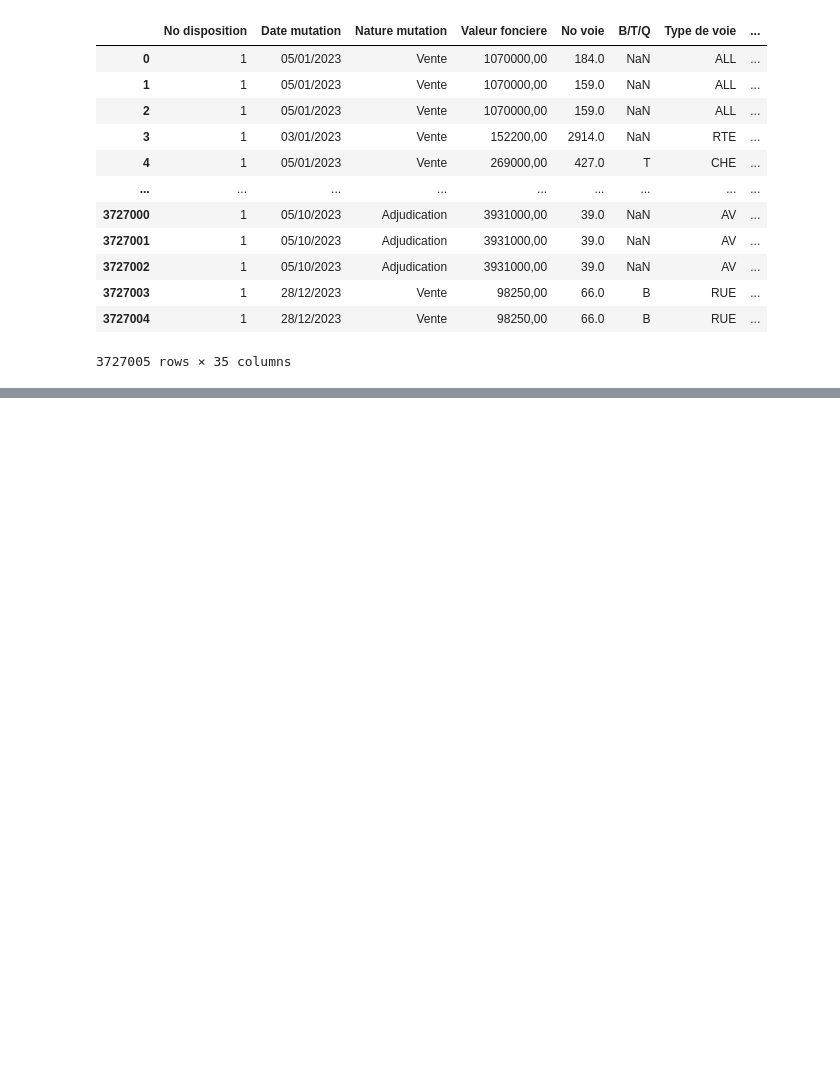
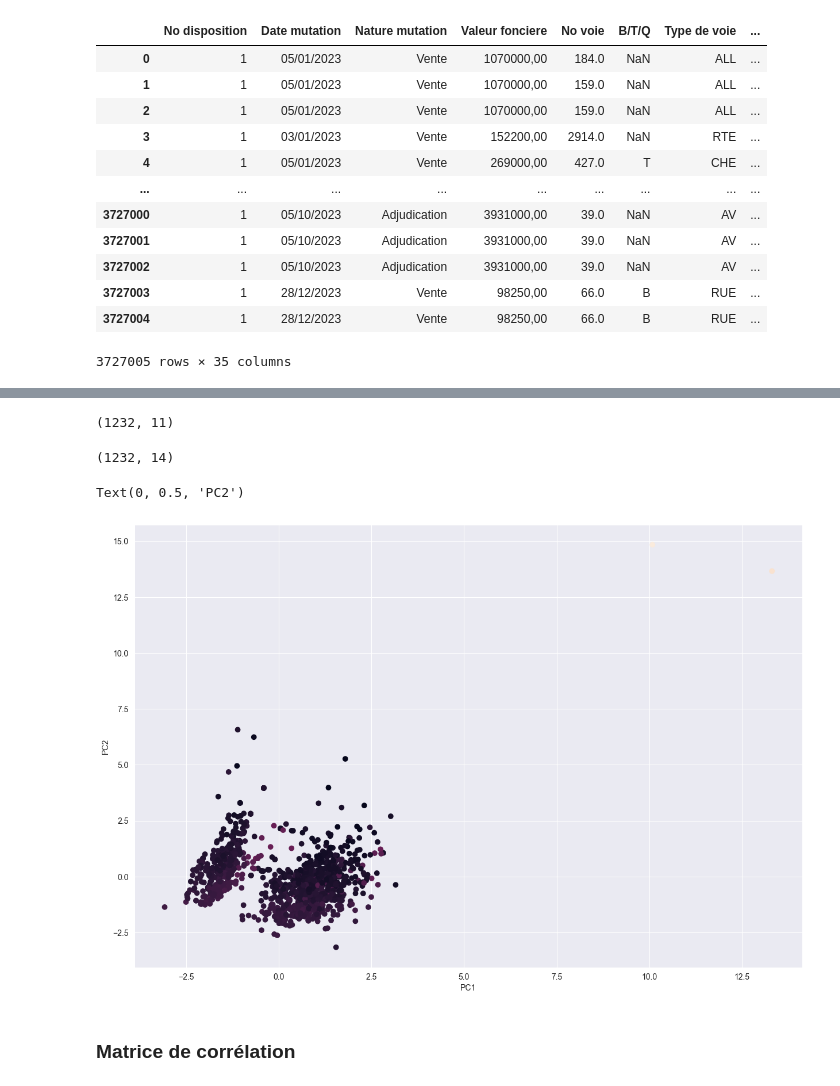
Before and after one commit to Skrinox/Analyses_des_Donnees_DVF, a Jupyter notebook: Analyses_DVF.ipynb, the cells around one changed output, grey strips where cells are left out. Cells and saved outputs as stored; diff of their text form; code cells hidden in the pictures; blank space fills up the shorter version.

```diff
--- a/Analyses_DVF.ipynb
+++ b/Analyses_DVF.ipynb
@@ -74,0 +140,3 @@ df = df.drop(columns=['Date mutation','Prefixe de section', 'Section', 'No plan'
+# %%
+df1_cleaned = df1_cleaned.dropna()
+df1_cleaned.isnull().sum()
@@ -74,0 +162,3 @@ df = df.drop(columns=['Date mutation','Prefixe de section', 'Section', 'No plan'
+# %%
+df1_cleaned = df1_cleaned.drop_duplicates()
+df1_cleaned
@@ -74,0 +186,26 @@ df = df.drop(columns=['Date mutation','Prefixe de section', 'Section', 'No plan'
+# %%
+scaler = StandardScaler()
+scaler.fit(df1_cleaned)
+df1_cleaned_scaled = scaler.transform(df1_cleaned)
+# %%
+pca = PCA(n_components=0.95)
+pca.fit(df1_cleaned_scaled)
+pca_x = pca.transform(df1_cleaned_scaled)
+# %%
+pca_x.shape
+# %% [output]
+(1232, 11)
+# %%
+df1_cleaned_scaled.shape
+# %% [output]
+(1232, 14)
+# %%
+plt.figure(figsize=(15, 10))
+plt.scatter(pca_x[:, 1], pca_x[:, 2], c=pca_x[:, 0])
+plt.xlabel('PC1')
+plt.ylabel('PC2')
+# %% [output]
+Text(0, 0.5, 'PC2')
+[figure, added]
+# %% [markdown]
+### Matrice de corrélation
```
Also changed, not shown: parts of 38 cells of this notebook.
